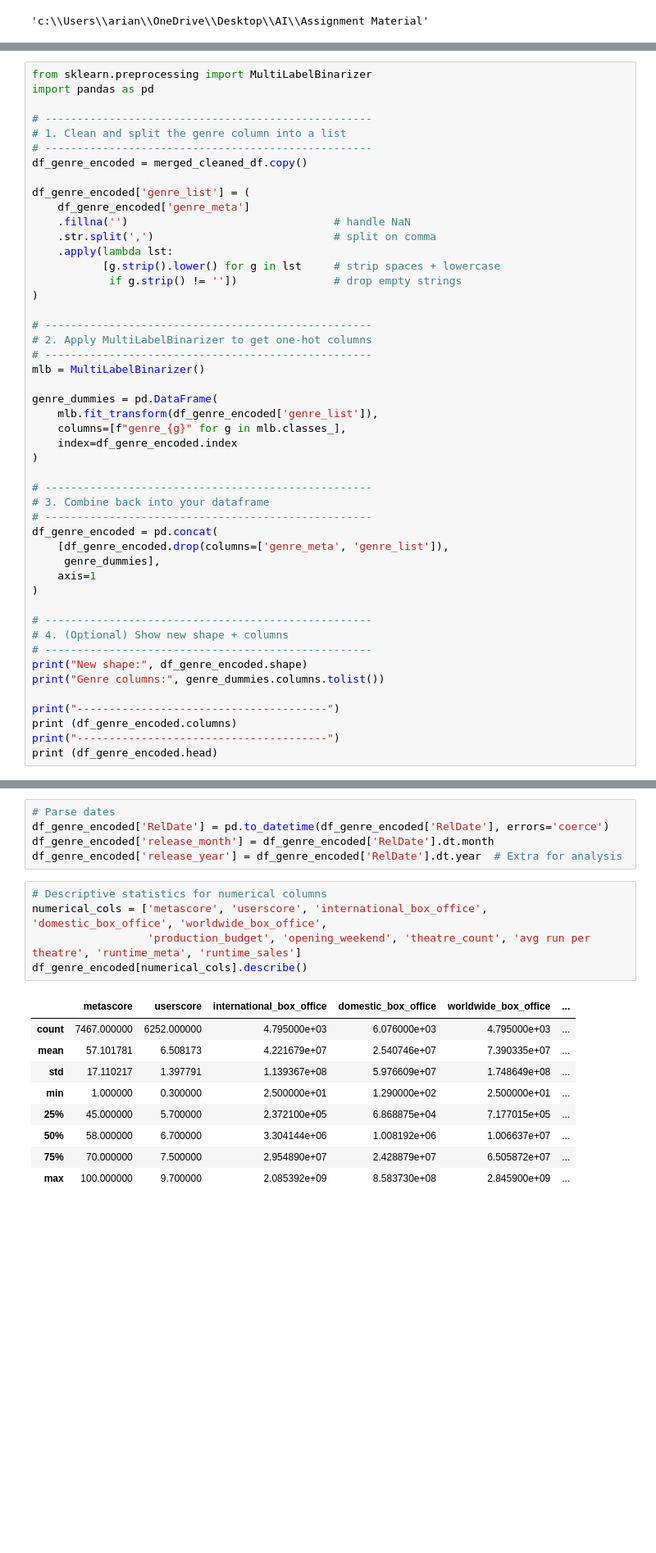
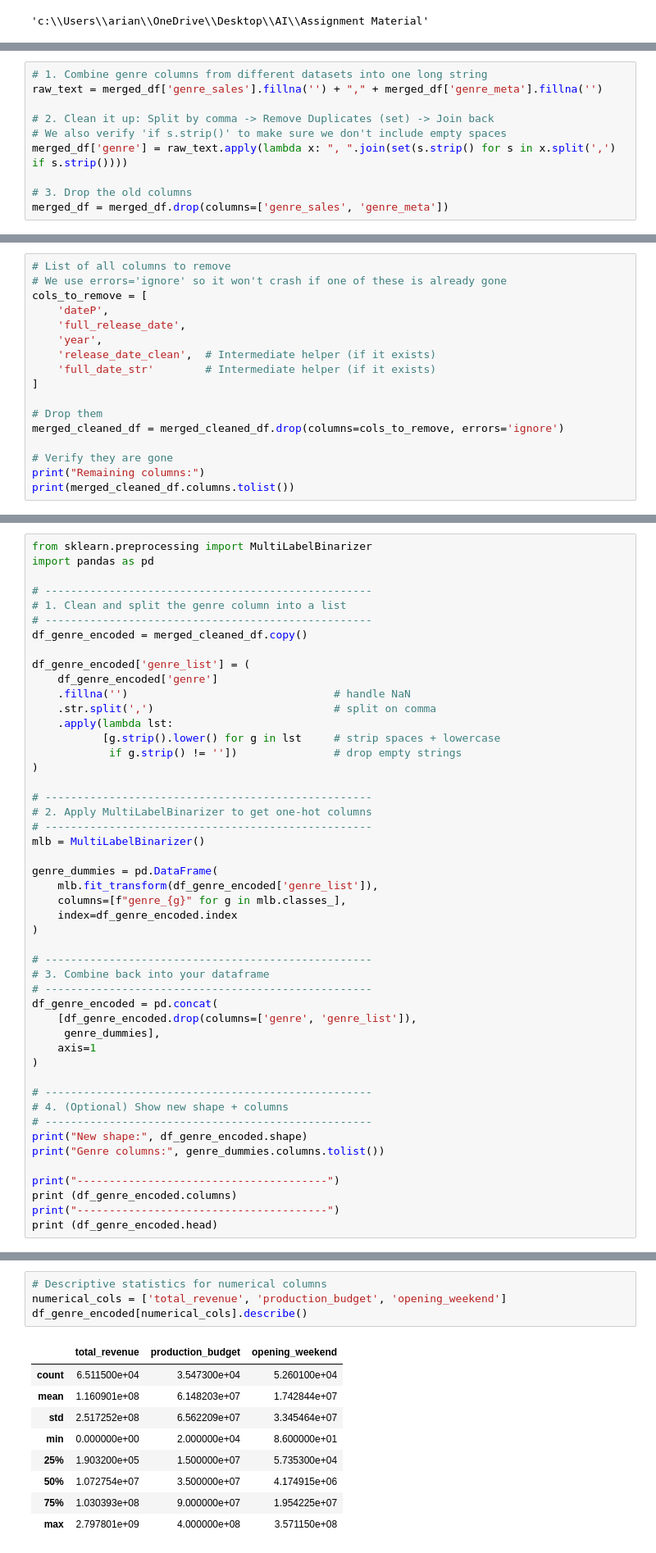
Before and after one commit to sreejoniroy23-commits/AIforBusiness, a Jupyter notebook: Cleaning and eda.ipynb, the cells around one changed output, grey strips where cells are left out. Shown: that part at 82% size. Cells and saved outputs as stored; diff of their text form; blank space fills up the shorter version.

```diff
--- a/Cleaning and eda.ipynb
+++ b/Cleaning and eda.ipynb
@@ -479,0 +503,10 @@ Index(['url_meta', 'studio', 'rating', 'runtime_meta', 'cast', 'director',
+# %%
+# 1. Combine genre columns from different datasets into one long string
+raw_text = merged_df['genre_sales'].fillna('') + "," + merged_df['genre_meta'].fillna('')
+
+# 2. Clean it up: Split by comma -> Remove Duplicates (set) -> Join back
+# We also verify 'if s.strip()' to make sure we don't include empty spaces
+merged_df['genre'] = raw_text.apply(lambda x: ", ".join(set(s.strip() for s in x.split(',') if s.strip())))
+
+# 3. Drop the old columns
+merged_df = merged_df.drop(columns=['genre_sales', 'genre_meta'])
@@ -505,0 +641,17 @@ Shape: (7467, 22)
+# %%
+# List of all columns to remove
+# We use errors='ignore' so it won't crash if one of these is already gone
+cols_to_remove = [
+    'dateP',
+    'full_release_date',
+    'year',
+    'release_date_clean',  # Intermediate helper (if it exists)
+    'full_date_str'        # Intermediate helper (if it exists)
+]
+
+# Drop them
+merged_cleaned_df = merged_cleaned_df.drop(columns=cols_to_remove, errors='ignore')
+
+# Verify they are gone
+print("Remaining columns:")
+print(merged_cleaned_df.columns.tolist())
@@ -513,7 +668,7 @@ import pandas as pd
 df_genre_encoded = merged_cleaned_df.copy()
 
 df_genre_encoded['genre_list'] = (
-    df_genre_encoded['genre_meta']
+    df_genre_encoded['genre']
     .fillna('')                                # handle NaN
     .str.split(',')                            # split on comma
     .apply(lambda lst:
@@ -536,7 +691,7 @@ genre_dummies = pd.DataFrame(
 # 3. Combine back into your dataframe
 # ---------------------------------------------------
 df_genre_encoded = pd.concat(
-    [df_genre_encoded.drop(columns=['genre_meta', 'genre_list']),
+    [df_genre_encoded.drop(columns=['genre', 'genre_list']),
      genre_dummies],
     axis=1
 )
@@ -572,21 +727,15 @@ Index(['studio', 'rating', 'runtime_meta', 'director', 'awards', 'metascore',
-# %%
-# Parse dates
-df_genre_encoded['RelDate'] = pd.to_datetime(df_genre_encoded['RelDate'], errors='coerce')
-df_genre_encoded['release_month'] = df_genre_encoded['RelDate'].dt.month
-df_genre_encoded['release_year'] = df_genre_encoded['RelDate'].dt.year  # Extra for analysis
 # %%
 # Descriptive statistics for numerical columns
-numerical_cols = ['metascore', 'userscore', 'international_box_office', 'domestic_box_office', 'worldwide_box_office',
-                  'production_budget', 'opening_weekend', 'theatre_count', 'avg run per theatre', 'runtime_meta', 'runtime_sales']
+numerical_cols = ['total_revenue', 'production_budget', 'opening_weekend']
 df_genre_encoded[numerical_cols].describe()
 # %% [output]
-|  | metascore | userscore | international_box_office | domestic_box_office | worldwide_box_office | ... |
-| count | 7467.000000 | 6252.000000 | 4.795000e+03 | 6.076000e+03 | 4.795000e+03 | ... |
-| mean | 57.101781 | 6.508173 | 4.221679e+07 | 2.540746e+07 | 7.390335e+07 | ... |
-| std | 17.110217 | 1.397791 | 1.139367e+08 | 5.976609e+07 | 1.748649e+08 | ... |
-| min | 1.000000 | 0.300000 | 2.500000e+01 | 1.290000e+02 | 2.500000e+01 | ... |
-| 25% | 45.000000 | 5.700000 | 2.372100e+05 | 6.868875e+04 | 7.177015e+05 | ... |
-| 50% | 58.000000 | 6.700000 | 3.304144e+06 | 1.008192e+06 | 1.006637e+07 | ... |
-| 75% | 70.000000 | 7.500000 | 2.954890e+07 | 2.428879e+07 | 6.505872e+07 | ... |
-| max | 100.000000 | 9.700000 | 2.085392e+09 | 8.583730e+08 | 2.845900e+09 | ... |
+|  | total_revenue | production_budget | opening_weekend |
+| count | 6.511500e+04 | 3.547300e+04 | 5.260100e+04 |
+| mean | 1.160901e+08 | 6.148203e+07 | 1.742844e+07 |
+| std | 2.517252e+08 | 6.562209e+07 | 3.345464e+07 |
+| min | 0.000000e+00 | 2.000000e+04 | 8.600000e+01 |
+| 25% | 1.903200e+05 | 1.500000e+07 | 5.735300e+04 |
+| 50% | 1.072754e+07 | 3.500000e+07 | 4.174915e+06 |
+| 75% | 1.030393e+08 | 9.000000e+07 | 1.954225e+07 |
+| max | 2.797801e+09 | 4.000000e+08 | 3.571150e+08 |
 # %%
```
Also changed, not shown: parts of 27 cells of this notebook.
